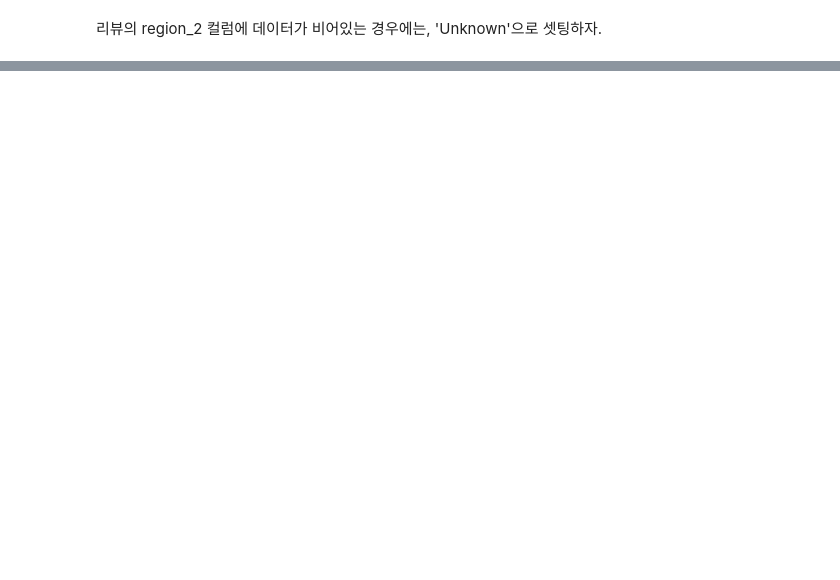
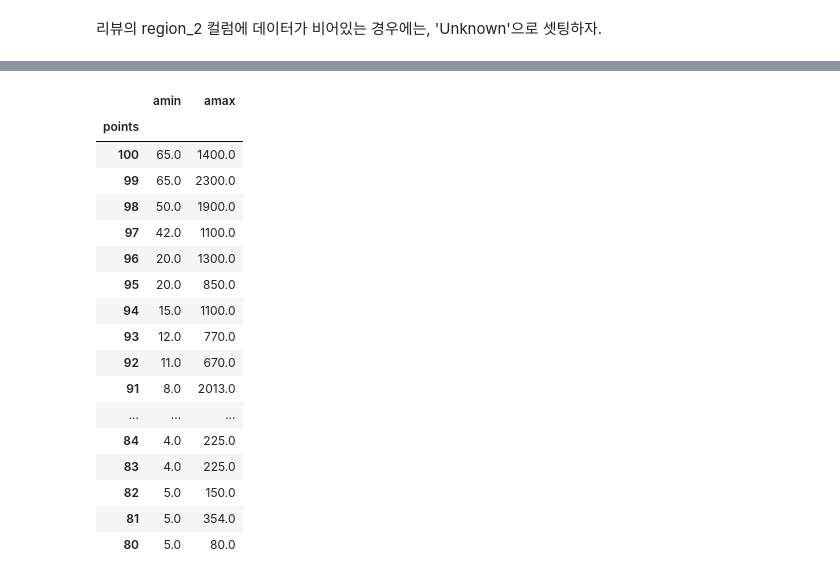
Before and after one commit to wnstjq0915/my_study, a Jupyter notebook: yh-k4-main/데이터분석 리뷰/2.d 실습 Pandas-3.ipynb, the cells around one changed output, grey strips where cells are left out. Saved outputs shown, nothing was run; the diff lists cells and outputs as text; code cells hidden in the pictures; blank space fills up the shorter version.

```diff
--- a/yh-k4-main/데이터분석 리뷰/2.d 실습 Pandas-3.ipynb
+++ b/yh-k4-main/데이터분석 리뷰/2.d 실습 Pandas-3.ipynb
@@ -167,0 +355,23 @@ See the caveats in the documentation: https://pandas.pydata.org/pandas-docs/stab
+# %%
+# 최소최대 한번에 그리기
+import numpy as np
+reviews.groupby('points')['price'].agg( [np.min, np.max] ).sort_index(ascending=False)
+# %% [output]
+|  | amin | amax |
+| points |  |  |
+| 100 | 65.0 | 1400.0 |
+| 99 | 65.0 | 2300.0 |
+| 98 | 50.0 | 1900.0 |
+| 97 | 42.0 | 1100.0 |
+| 96 | 20.0 | 1300.0 |
+| 95 | 20.0 | 850.0 |
+| 94 | 15.0 | 1100.0 |
+| 93 | 12.0 | 770.0 |
+| 92 | 11.0 | 670.0 |
+| 91 | 8.0 | 2013.0 |
+| ... | ... | ... |
+| 84 | 4.0 | 225.0 |
+| 83 | 4.0 | 225.0 |
+| 82 | 5.0 | 150.0 |
+| 81 | 5.0 | 354.0 |
+| 80 | 5.0 | 80.0 |
```
Also changed, not shown: parts of 22 cells of this notebook, 1 other file.
